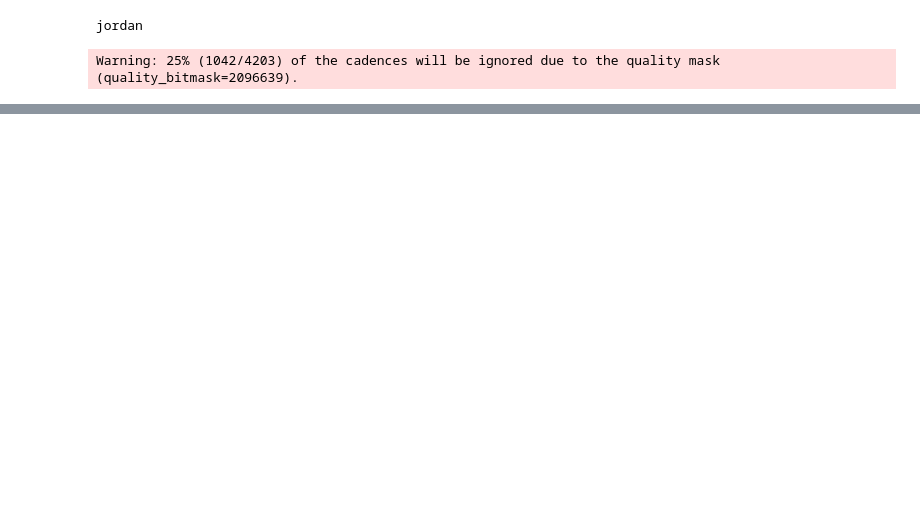
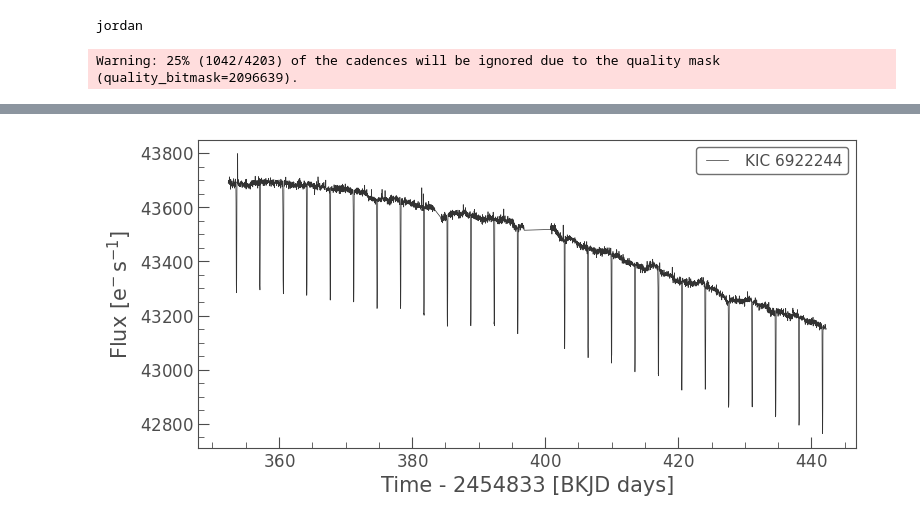
Before and after one commit to hammyzammy/exoplanet-detector, a Jupyter notebook: lightkurve.ipynb, the cells around one changed output, grey strips where cells are left out. Cells and saved outputs as stored; diff of their text form; code cells hidden in the pictures; blank space fills up the shorter version.

```diff
--- a/lightkurve.ipynb
+++ b/lightkurve.ipynb
@@ -13,0 +29,8 @@ pixelfile.plot(frame=1);
+# %%
+pixelFile = search_targetpixelfile('KIC 6922244', quarter=4, cadence = 'long').download()
+# %%
+lc = pixelFile.to_lightcurve(aperture_mask=pixelFile.pipeline_mask)
+# %%
+lc.plot();
+# %% [output]
+[figure, added]
```
Also changed, not shown: parts of 11 cells of this notebook.
